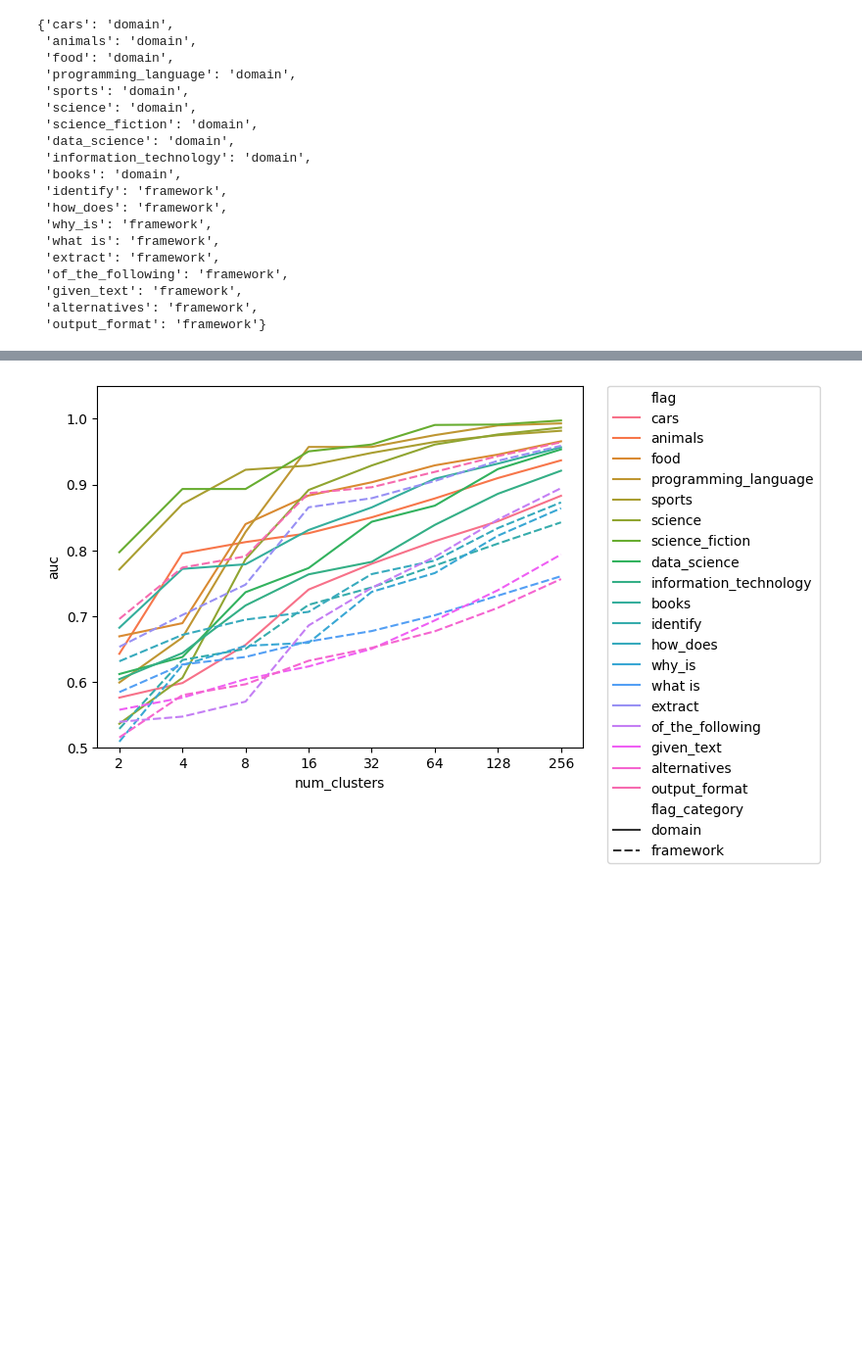
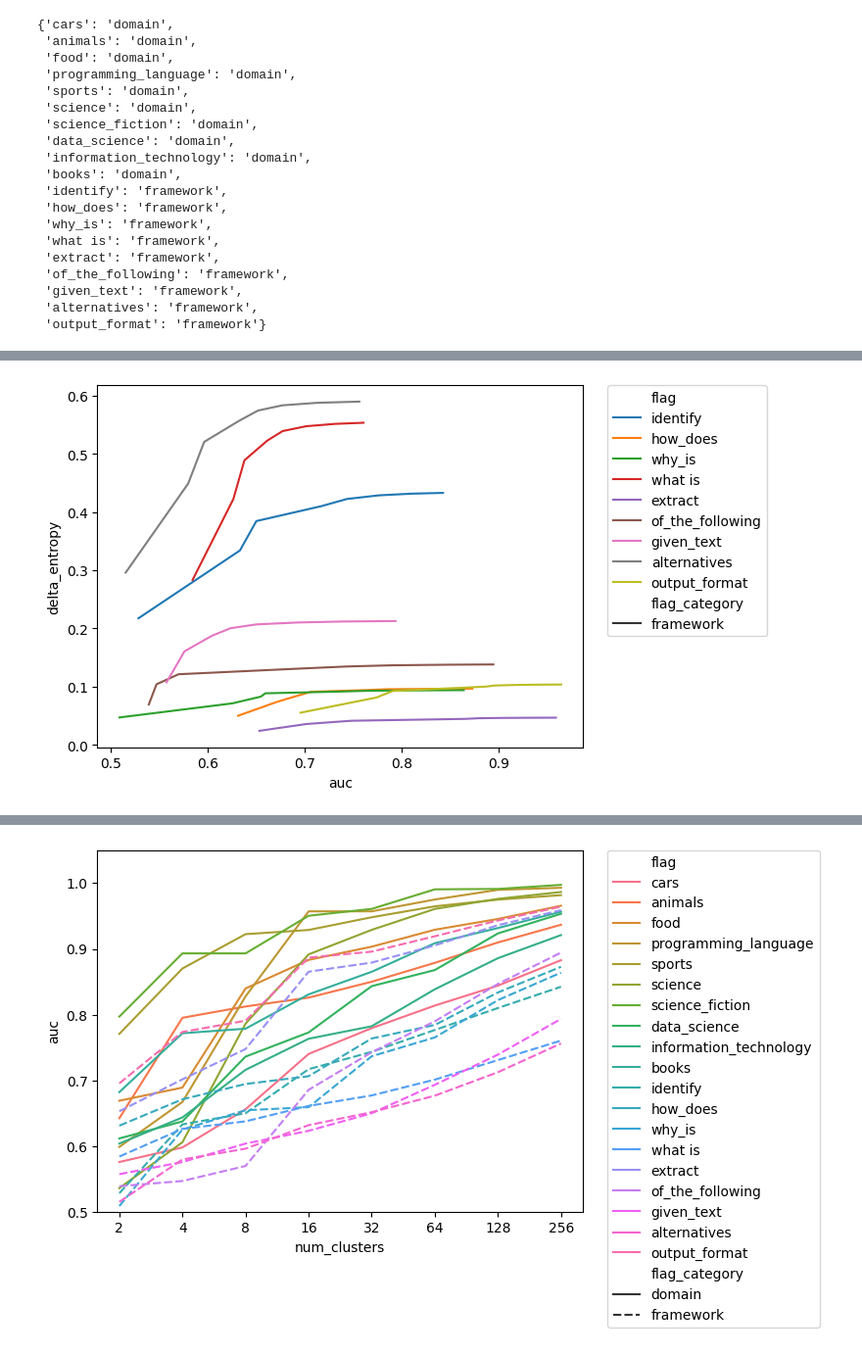
Before and after one commit to rmhorton/instruction_tuning, a Jupyter notebook: aa_cluster_demo.ipynb, the cells around one changed output, grey strips where cells are left out. Shown at 98% size. Saved outputs shown, nothing was run; the diff lists cells and outputs as text; code cells hidden in the pictures; blank space fills up the shorter version.

Commit message:
compare entropy with auc measures

```diff
--- a/aa_cluster_demo.ipynb
+++ b/aa_cluster_demo.ipynb
@@ -4,6 +4,7 @@
 Demonstrate and test functions defined in 'aa_cluster.py'
 # %%
 import regex, os, sys
+from pathlib import Path
 import numpy as np
 import pandas as pd
 import pickle
@@ -14,18 +15,25 @@ from IPython.core.display import HTML
 from sklearn.cluster import KMeans
 from sklearn.linear_model import LogisticRegressionCV
 
-from ThoughtGraph import ThoughtGraph, tg_utils
+sys.path.append('../')
+from ThoughtGraph import ThoughtGraph #, tg_utils
+import importlib
 from aa_cluster import *
+import aa_cluster           # needed for reloading the module while debugging
+from cluster_evaluation import *
 from text_patterns import patterns
+
+import warnings
+warnings.simplefilter(action='ignore', category=FutureWarning)
 
 N_CLUSTERS = 200
 SEED = 0
 
+DATA_DIR = '../dolly_data/'
 DATA_FILE = "dolly_pos_clusters_5gram.parquet"
-MODELS_FILE = "positive_and_negative_reweighting_models.pickle"
-
-FP_TYPE = 'float32'
-
+MODELS_FILE = "positive_and_negative_reweighting
+import warnings
+warnings.simplefilter(action='ignore', category=FutureWarning)
 framework_flags = ['identify', 'how_does', 'why_is', 'what is', 'extract',
        'of_the_following', 'given_text', 'alternatives', 'output_format']
 
@@ -52,13 +60,15 @@ flag_category_map
  'alternatives': 'framework',
  'output_format': 'framework'}
 # %%
-instruction_data = pd.read_parquet(DATA_FILE)[['instruction', 'category', 'instruction_vector']] # 'pos_tfidf_PCs'
+instruction_data = pd.read_parquet(Path(DATA_DIR) / DATA_FILE)[['instruction', 'category', 'instruction_vector']] # 'pos_tfidf_PCs'
 instruction_data['instruction_vector'] = [v.astype(FP_TYPE) for v in instruction_data['instruction_vector']]
 instruction_data['unit_vector'] = to_unit_vectors(instruction_data['instruction_vector'])
 
 # instruction_data['unit_vector'][0].dtype  # 'float32'
 # %%
-dendro = get_cluster_dendrogram(instruction_data['unit_vector'])
+dendro = get_cluster_dendrogram
+import warnings
+warnings.simplefilter(action='ignore', category=FutureWarning)(instruction_data['unit_vector'])
 
 pattern_flags = find_pattern_flags_in_text(instruction_data['instruction'], patterns)
 
@@ -67,13 +77,3 @@ if os.path.exists(MODELS_FILE):
 else:
     my_models = train_pattern_models(instruction_data['instruction_vector'], pattern_flags, verbose=True)
     pickle.dump(my_models, open(MODELS_FILE, "wb"))
-
-pattern_scores = get_model_scores_for_vectors(instruction_data['instruction_vector'], my_models)
-
-mean_xval_auc = get_model_mean_xval_auc(my_models)
-
-cluster_assignment_df = get_cluster_assignments(dendro)
-
-cluster_performance_df = get_cluster_performance_df(cluster_assignment_df, pattern_flags, flag_category_map)
-
-cluster_performance_df
@@ -93,0 +123,5 @@ cluster_performance_df
+# %%
+# importlib.reload(aa_cluster)
+plot_auc_vs_delta_entropy(cluster_performance_df, category='framework')
+# %% [output]
+[figure, added]
```
Also changed, not shown: parts of 5 cells of this notebook, 2 other files.
